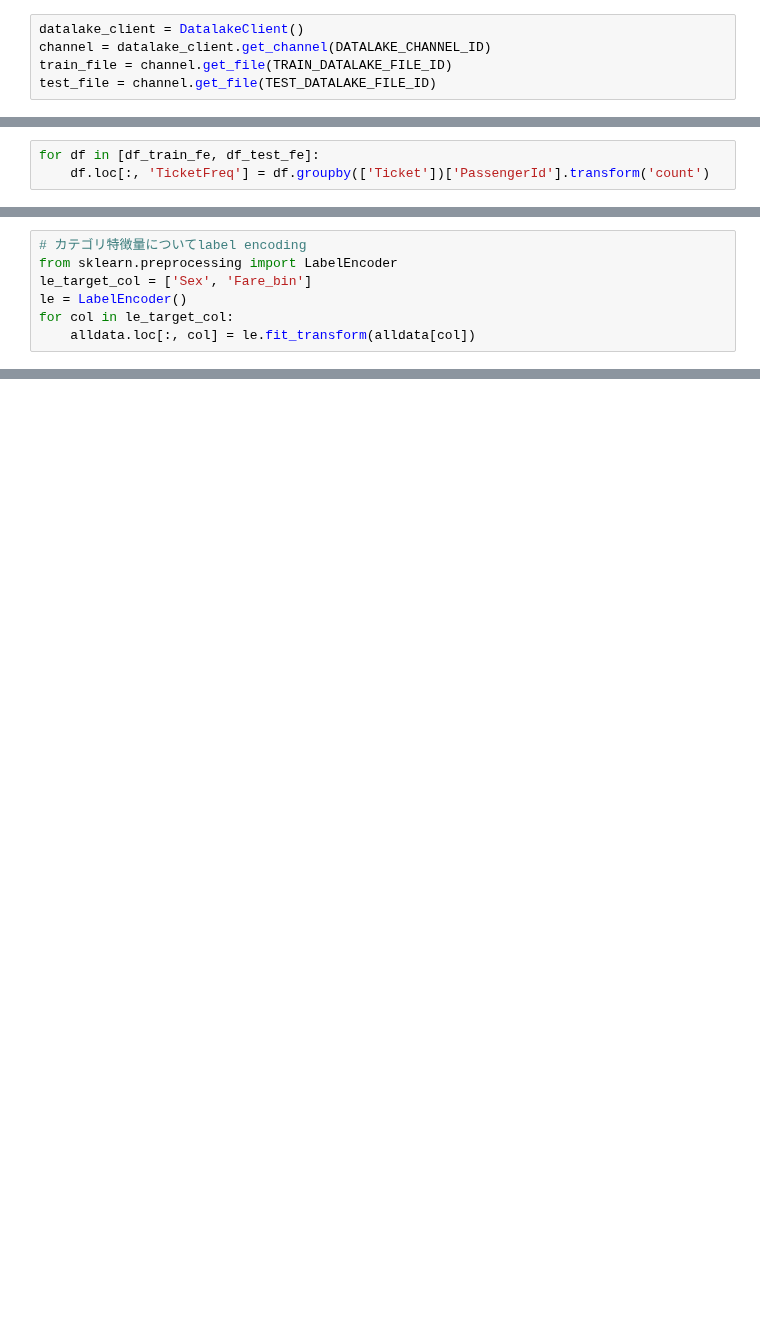
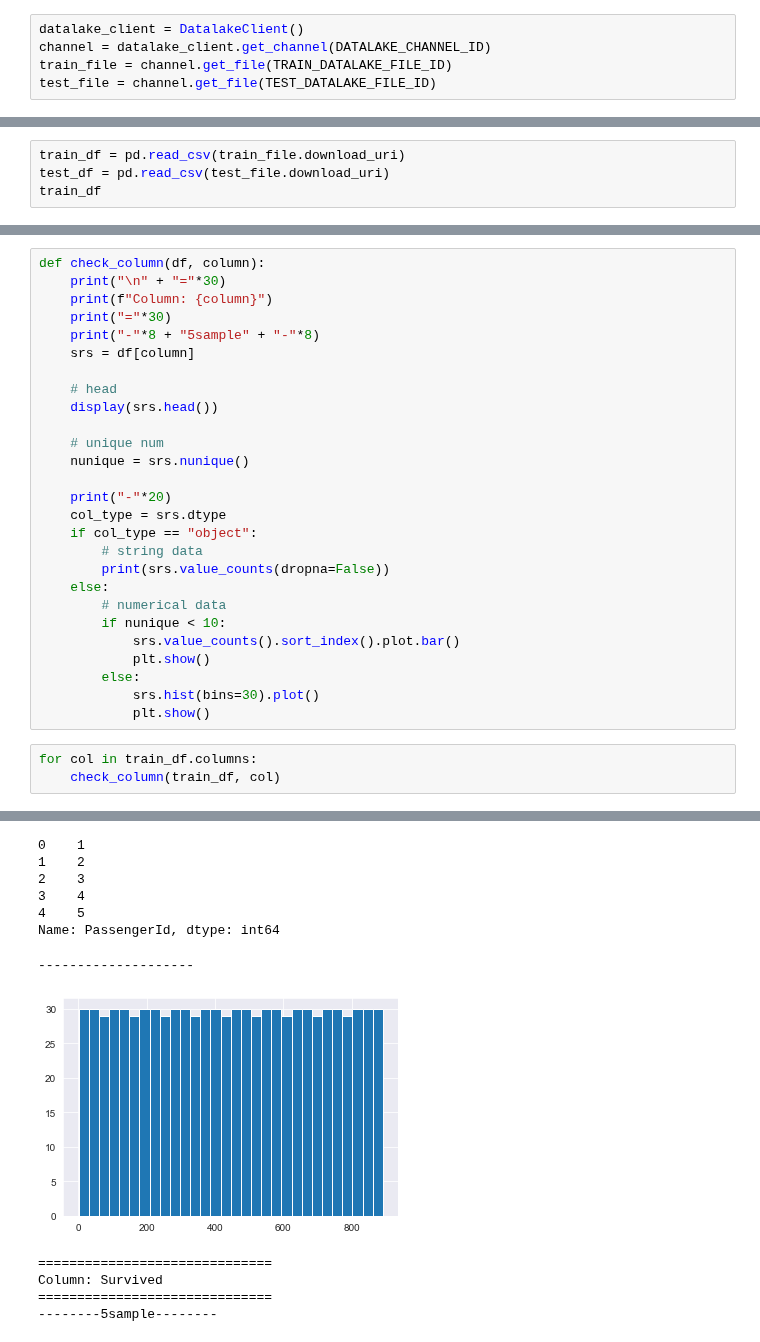
Before and after one commit to abeja-inc/Platform_handson, a Jupyter notebook: titanic/titanic.ipynb, the cells around one changed output, grey strips where cells are left out. Cells and saved outputs as stored; diff of their text form; blank space fills up the shorter version.

```diff
--- a/titanic/titanic.ipynb
+++ b/titanic/titanic.ipynb
@@ -557,3 +82,0 @@ alldata.loc[(alldata['FamilySize']>=5) & (alldata['FamilySize']<=7),'FamilySize_
-# %%
-for df in [df_train_fe, df_test_fe]:
-    df.loc[:, 'TicketFreq'] = df.groupby(['Ticket'])['PassengerId'].transform('count')
@@ -611,7 +82,0 @@ alldata.Pclass = alldata.Pclass.astype('str')
-# %%
-# カテゴリ特徴量についてlabel encoding
-from sklearn.preprocessing import LabelEncoder
-le_target_col = ['Sex', 'Fare_bin']
-le = LabelEncoder()
-for col in le_target_col:
-    alldata.loc[:, col] = le.fit_transform(alldata[col])
@@ -874,0 +83,4 @@ ax23.grid(True)
+# %%
+train_df = pd.read_csv(train_file.download_uri)
+test_df = pd.read_csv(test_file.download_uri)
+train_df
@@ -874,0 +181,31 @@ ax23.grid(True)
+# %%
+def check_column(df, column):
+    print("\n" + "="*30)
+    print(f"Column: {column}")
+    print("="*30)
+    print("-"*8 + "5sample" + "-"*8)
+    srs = df[column]
+
+    # head
+    display(srs.head())
+
+    # unique num
+    nunique = srs.nunique()
+
+    print("-"*20)
+    col_type = srs.dtype
+    if col_type == "object":
+        # string data
+        print(srs.value_counts(dropna=False))
+    else:
+        # numerical data
+        if nunique < 10:
+            srs.value_counts().sort_index().plot.bar()
+            plt.show()
+        else:
+            srs.hist(bins=30).plot()
+            plt.show()
+# %%
+for col in train_df.columns:
+    check_column(train_df, col)
+# %% [output]
@@ -874,0 +216,12 @@ ax23.grid(True)
+0    1
+1    2
+2    3
+3    4
+4    5
+Name: PassengerId, dtype: int64
+--------------------
+[figure, added]
+==============================
+Column: Survived
+==============================
+--------5sample--------
```
Also changed, not shown: parts of 217 cells of this notebook.
